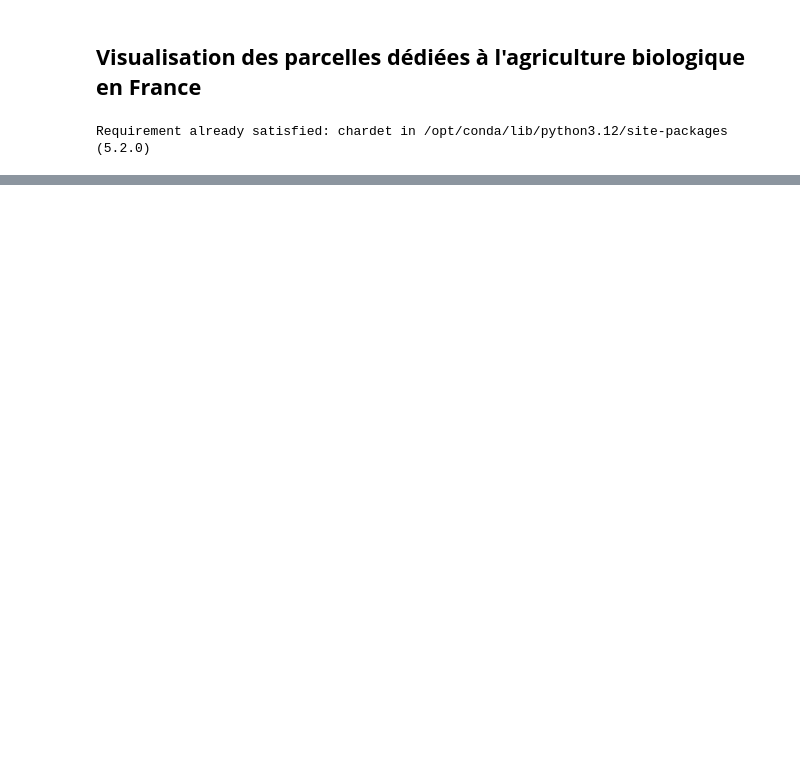
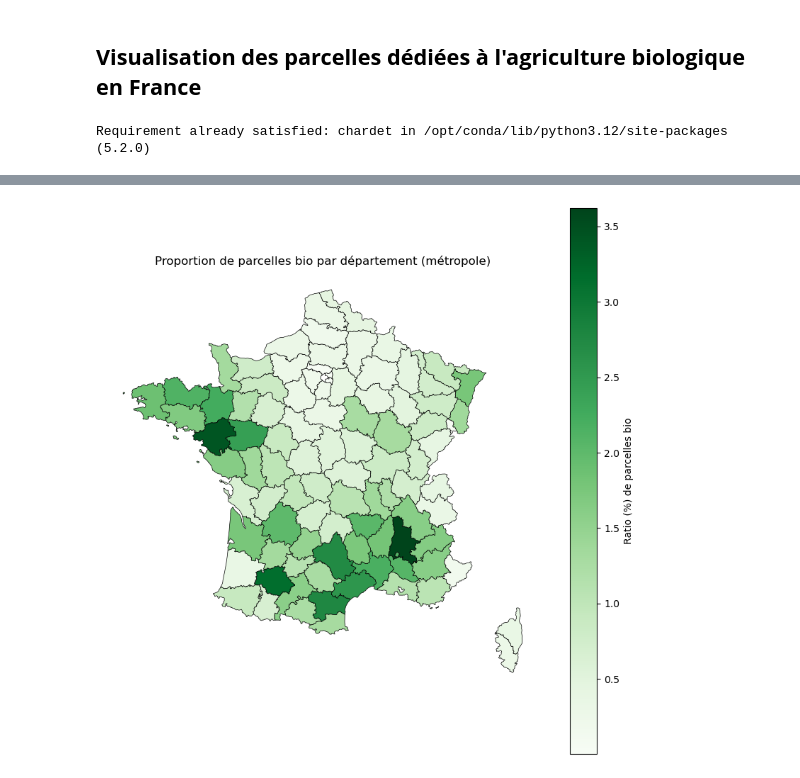
Before and after one commit to ElisefontaineEnsae/AgricultureBio_France, a Jupyter notebook: mapping.ipynb, the cells around one changed output, grey strips where cells are left out. Drawn from its saved outputs; the diff is of its cells as text; code cells hidden in the pictures; blank space fills up the shorter version.

```diff
--- a/mapping.ipynb
+++ b/mapping.ipynb
@@ -24,0 +282,32 @@ KeyboardInterrupt:
+# %%
+# 1. Charger la carte des départements
+dept_url = "https://raw.githubusercontent.com/gregoiredavid/france-geojson/master/departements-version-simplifiee.geojson"
+gdf_departements = gpd.read_file(dept_url)
+# %%
+# Liste des codes à exclure (DOM-TOM) : 971, 972, 973, 974, 976, etc.
+overseas_codes = ['971', '972', '973', '974', '976']
+gdf_metropole = gdf_filtered[~gdf_filtered['code_depar'].isin(overseas_codes)]
+# %%
+# 4. Grouper par département pour obtenir le nombre de parcelles par département
+df_dep = gdf_metropole.groupby('code_depar').size().reset_index(name='nb_parcelles_bio')
+
+# 5. Calculer le ratio
+df_dep['ratio'] = df_dep['nb_parcelles_bio'] / total_metropole * 100
+# %%
+gdf_dep_final = gdf_departements.merge(df_dep, how='left', left_on='code', right_on='code_depar')
+
+# 7. Visualiser la carte
+fig, ax = plt.subplots(figsize=(10,10))
+gdf_dep_final.plot(column='ratio',
+                   cmap='Greens',
+                   legend=True,
+                   legend_kwds={'label': "Ratio (%) de parcelles bio"},
+                   ax=ax,
+                   edgecolor='black',
+                   linewidth=0.5)
+
+ax.set_title("Proportion de parcelles bio par département (métropole)")
+ax.axis('off')
+plt.show()
+# %% [output]
+[figure, added]
```
Also changed, not shown: parts of 13 cells of this notebook.
